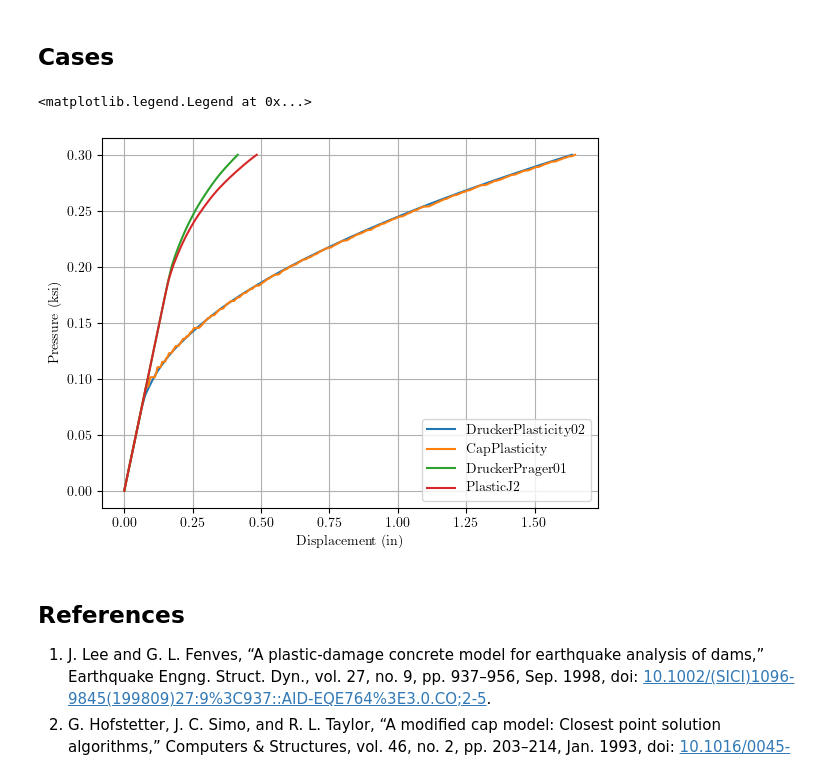
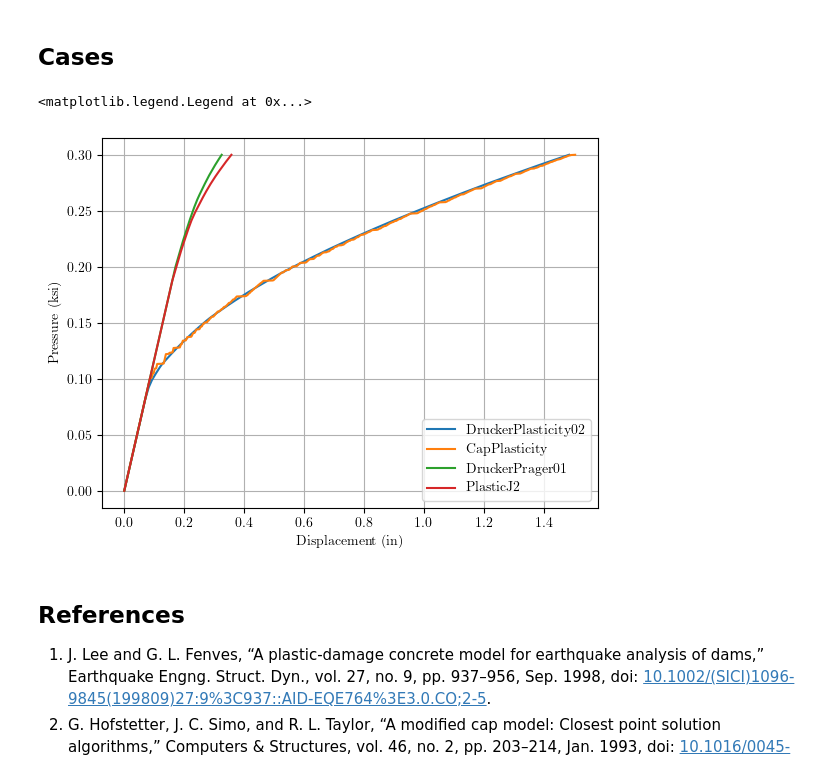
Before and after one commit to peer-open-source/xara-docs, a Jupyter notebook: gallery2/soil/model-5013.ipynb, the cells around one changed output. Saved outputs shown, nothing was run; the diff lists cells and outputs as text; code cells hidden in the pictures.

```diff
--- a/gallery2/soil/model-5013.ipynb
+++ b/gallery2/soil/model-5013.ipynb
@@ -157,35 +157,36 @@ materials = [
         G=G,
         K=K,
         Rvol=theta,
         Rbar=0 , #theta,
         Fy=np.sqrt(3/2)*(alpha - gamma),
         Fs=0.0,
         theta=0,
         Hsat=0,
         Hmix=0,
         Hten=0,
         delta2=0,
         Fo=0.0
     ),
+
     xara.MultiaxialMaterial("PlasticJ2",
         G=G,
         K=K,
         Fy=np.sqrt(3/2)*(alpha - gamma),
     )
 ]
 
 fig,ax = plt.subplots()
 for material in materials:
-    model, (u, p) = analyze(material, element="Q9")
+    model, (u, p) = analyze(material, element="Q4")
     ax.plot(u, p, label=material.type)
 
 ax.grid(True)
 ax.set_xlabel("Displacement (in)")
 ax.set_ylabel("Pressure (ksi)")
 ax.legend()
 # %% [output]
 <matplotlib.legend.Legend at 0x...>
-[figure, old version]
+[figure, new version]
 # %% [markdown]
 ## References
 
```
